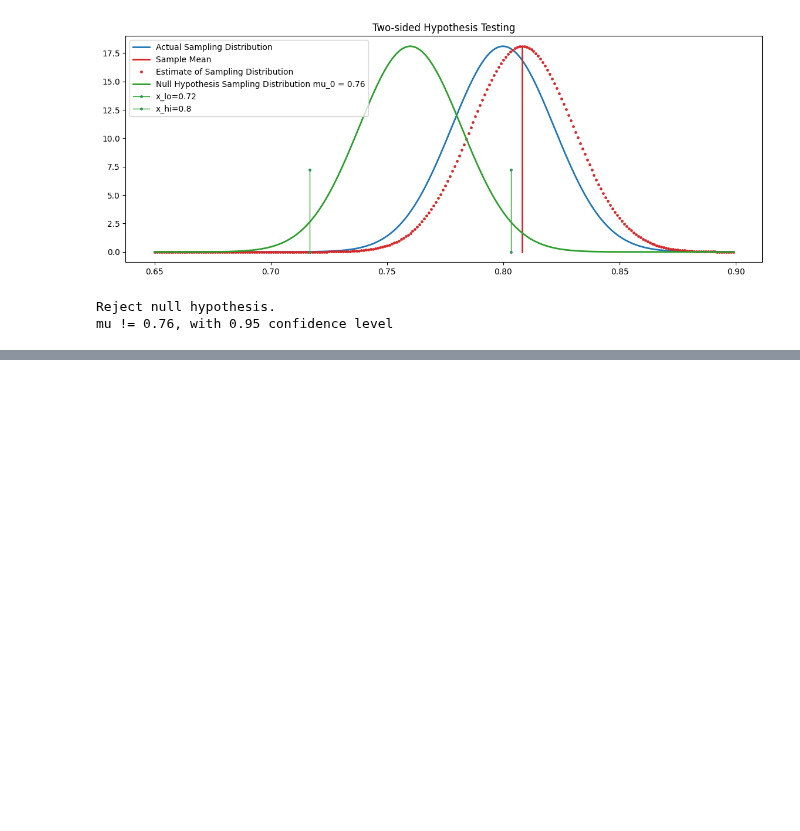
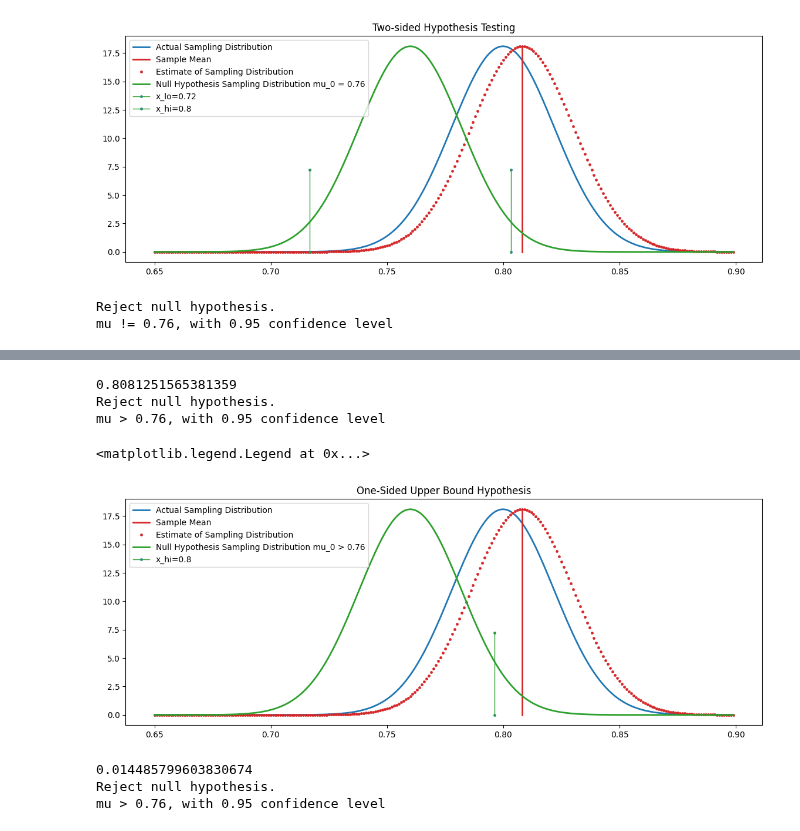
Before and after one commit to afrut/learn-ml, a Jupyter notebook: statistics/hypothesis_testing/known_variance.ipynb, the cells around one changed output, grey strips where cells are left out. Saved outputs shown, nothing was run; the diff lists cells and outputs as text; code cells hidden in the pictures; blank space fills up the shorter version.

```diff
--- a/statistics/hypothesis_testing/known_variance.ipynb
+++ b/statistics/hypothesis_testing/known_variance.ipynb
@@ -181,0 +255,5 @@ mu != 0.76, with 0.95 confidence level
+# %%
+# H0: mu = 0.76
+# H1: mu > 0.76
+mu_0 = 0.76
+alpha = 0.05 # significance level
@@ -181,0 +263,63 @@ mu != 0.76, with 0.95 confidence level
+# %%
+# Define the acceptance region, the region where the null hypothesis will not be rejected
+z_hi = stats.norm.ppf(1 - alpha)
+x_hi = mu_0 + (z_hi * (sigma / math.sqrt(n)))
+# %%
+# Check if the value is in the acceptance region
+print(x_bar)
+if x_bar <= x_hi:
+    print(f"Fail to reject null hypothesis.")
+    print(f"mu = {mu_0}, with {1 - alpha} confidence level")
+else:
+    print(f"Reject null hypothesis.")
+    print(f"mu > {mu_0}, with {1 - alpha} confidence level")
+# %% [output]
+0.8081251565381359
+Reject null hypothesis.
+mu > 0.76, with 0.95 confidence level
+# %%
+# Visualize the sampling distribution
+fig = plt.figure(figsize=(14, 5))
+ax = fig.add_subplot(1, 1, 1)
+samp_dist_x = np.arange(0.65, 0.9, 0.001)
+samp_dist_pdf = stats.norm.pdf(samp_dist_x, loc=mu, scale=sigma/math.sqrt(n))
+plots.scatter(x=samp_dist_x, y=samp_dist_pdf, fig=fig, ax=ax, markersize=0, linewidth=2, color=plots.BLUE)
+
+# Visualize the sample in relation to the sampling distribution
+plots.scatter(x=np.array([x_bar, x_bar]), y=np.array([0,max(samp_dist_pdf)]),
+              fig=fig, ax=ax, markersize=0, linewidth=2, color=plots.RED)
+
+# Visualize the estimated sampling distribution based on the sample mean
+plots.scatter(x=samp_dist_x, y=stats.norm.pdf(samp_dist_x, loc=x_bar, scale=sigma/math.sqrt(n)),
+              fig=fig, ax=ax, markersize=3, color=plots.RED, markeredgecolor=plots.RED)
+
+# Visualize the sampling distribution asserted by the null hypothesis
+plots.scatter(x=samp_dist_x, y=stats.norm.pdf(samp_dist_x, loc=mu_0, scale=sigma/math.sqrt(n)),
+              fig=fig, ax=ax, markersize=0, linewidth=2, color=plots.GREEN)
+plots.scatter(x=np.array([x_hi, x_hi]), y=np.array([0, max(samp_dist_pdf) * 0.4]),
+              fig=fig, ax=ax, marker="o", markersize=3, linewidth=1, color=plots.GREEN)
+ax.set_title("One-Sided Upper Bound Hypothesis")
+
+# Add legend to plot
+ax.legend(["Actual Sampling Distribution",
+           "Sample Mean",
+           "Estimate of Sampling Distribution",
+           f"Null Hypothesis Sampling Distribution mu_0 > {mu_0}",
+           f"x_hi={round(x_hi, 2)}"])
+# %% [output]
+<matplotlib.legend.Legend at 0x...>
+[figure, added]
+# %%
+# Using the p-value
+pvalue = ht.oneTailPvalueHi(n=n, mu0=mu_0, sampmean=x_bar, sigma=sigma)
+print(pvalue)
+if pvalue >= alpha:
+    print(f"Fail to reject null hypothesis.")
+    print(f"mu = {mu_0}, with {1 - alpha} confidence level")
+else:
+    print(f"Reject null hypothesis.")
+    print(f"mu > {mu_0}, with {1 - alpha} confidence level")
+# %% [output]
+0.014485799603830674
+Reject null hypothesis.
+mu > 0.76, with 0.95 confidence level
```
Also changed, not shown: parts of 9 cells of this notebook.
